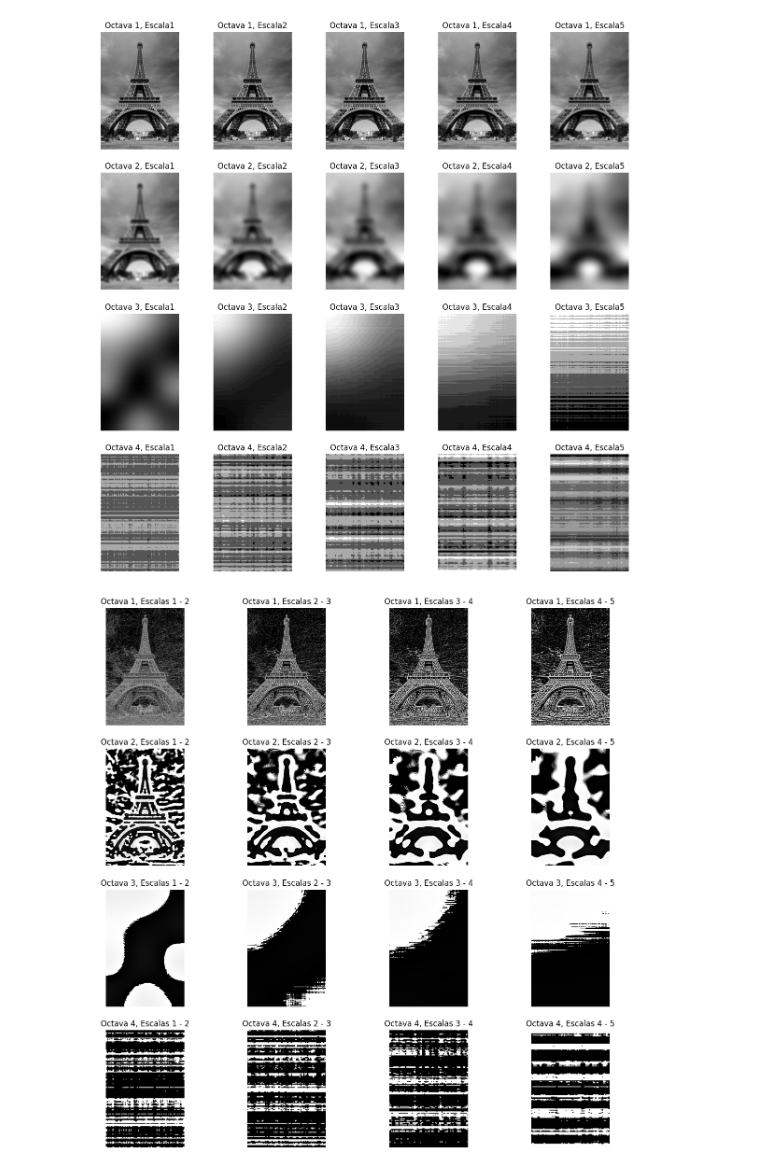
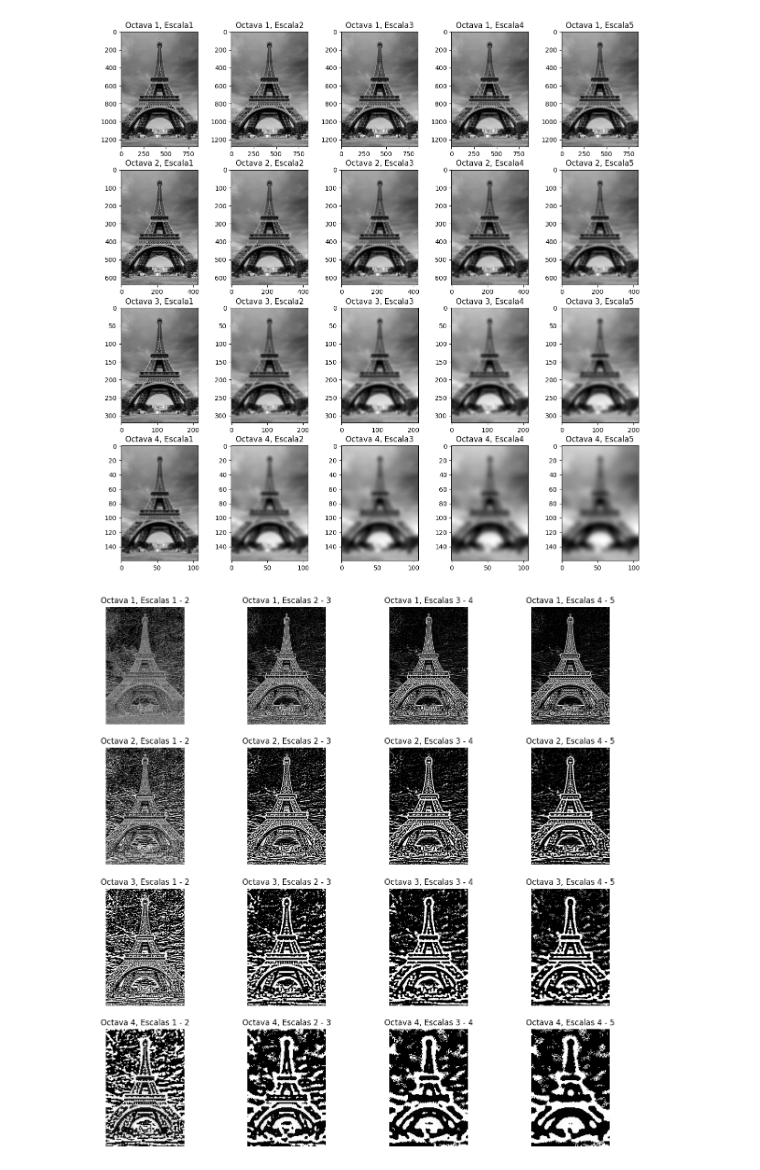
Before and after one commit to AngelRosalesContreras/Practica_3_2, a Jupyter notebook: Practica_3_2.ipynb, the cells around one changed output. Saved outputs shown, nothing was run; the diff lists cells and outputs as text; code cells hidden in the pictures.

Commit message:
Modificación final de la Construcción de espacio de escalas

```diff
--- a/Practica_3_2.ipynb
+++ b/Practica_3_2.ipynb
@@ -5,32 +5,31 @@ import cv2
 import numpy as np
 import matplotlib.pyplot as plt
 
+
 def build_scale_space(image, num_octaves, num_scales, sigma):
     scale_space = []
 
-    base = image
     for octave in range(num_octaves):
         octave_images = []
-
+        base = image.copy()
 
         for scale in range(num_scales):
+            # Agregar la imagen a la escala actual
+            octave_images.append(base)
+
             # Aplica la descomposición de escala
-            scaled_image = cv2.GaussianBlur(base, (0, 0), sigmaX=sigma)
-            octave_images.append(scaled_image)
+            base = cv2.GaussianBlur(base, (0, 0), sigmaX=sigma)
 
             # Actualiza el valor de sigma para la siguiente iteración
-            sigma = sigma * 2.0 if scale == 0 else sigma * np.sqrt(2)
+            #sigma = sigma * 2.0 if scale == 0 else sigma * np.sqrt(2)
 
         scale_space.append(octave_images)
 
         # Redimensiona la imagen para la siguiente octava
-        base = cv2.pyrDown(base)
-        # Redimensiona la imagen para la siguiente octava
-        #image_height, image_width = base.shape[:2]
-        #base = cv2.resize(base, (image_width // 2, image_height // 2))
-
+        image = cv2.pyrDown(image)
 
     return scale_space
+
 
 
 def build_difference_of_gaussians(scale_space):
@@ -59,7 +58,7 @@ def visualize_scale_space(scale_space):
         for scale, image in enumerate(images):
             axs[octave, scale].imshow(image, cmap='gray')
             axs[octave, scale].set_title(f'Octava {octave + 1}, Escala{scale + 1}')
-            axs[octave, scale].axis('off')
+            axs[octave, scale].axis('on')
 
     plt.show()
 
@@ -67,33 +66,33 @@ def visualize_difference_of_gaussians(dog_space, scales_used):
     fig, axs = plt.subplots(len(dog_space), len(dog_space[0]), figsize=(15, 15))
 
     for octave, images in enumerate(dog_space):
         for scale, image in enumerate(images):
             plt.subplot(len(dog_space), len(images), octave * len(images) + scale + 1)
             plt.imshow(image, cmap='gray')
 
             # Obtener la información sobre las escalas para esta imagen
             scale_info = scales_used[octave * len(images) + scale]
             plt.title(f'Octava {scale_info[0]}, Escalas {scale_info[1]} - {scale_info[2]}')
             plt.axis('off')
 
     plt.show()
 
 
 # Cargar una imagen de ejemplo
 image_path = 'uno.jpg'
 image = cv2.imread(image_path, cv2.IMREAD_GRAYSCALE)
 
 # Construir el espacio de escalas con parámetros personalizables
-scale_space = build_scale_space(image, num_octaves=4, num_scales=5, sigma=0.6)
+scale_space = build_scale_space(image, num_octaves=4, num_scales=5, sigma=1.6)
 
 # Visualizar el espacio de escalas
 visualize_scale_space(scale_space)
 
 # Construir el espacio de diferencia de gaussianas y obtener la información sobre las escalas
 dog_space, scales_used = build_difference_of_gaussians(scale_space)
 
 # Visualizar el espacio de diferencia de gaussianas con información sobre las escalas
 visualize_difference_of_gaussians(dog_space, scales_used)
 # %% [output]
-[figure, old version]
+[figure, new version]
-[figure, old version]
+[figure, new version]
```
